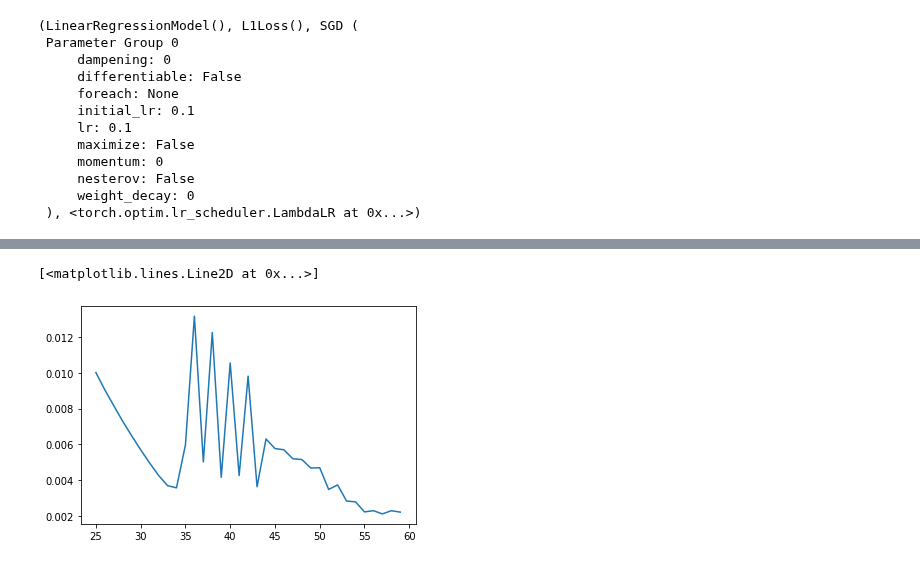
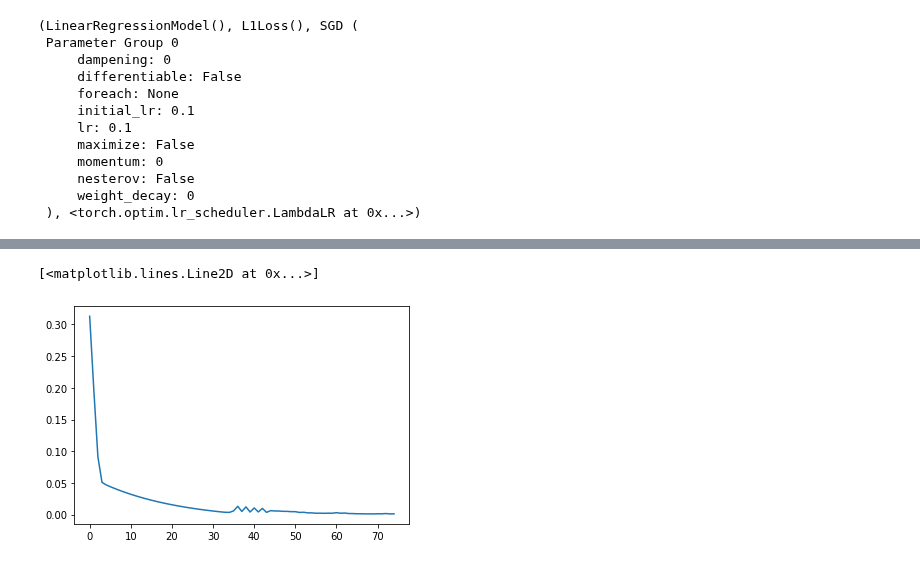
Before and after one commit to Molten-Ice/Deep-Learning, a Jupyter notebook: 01_pytorch_workflow.ipynb, the cells around one changed output, grey strips where cells are left out. Saved outputs shown, nothing was run; the diff lists cells and outputs as text; code cells hidden in the pictures.

Commit message:
Visualizing losses

```diff
--- a/01_pytorch_workflow.ipynb
+++ b/01_pytorch_workflow.ipynb
@@ -152,7 +153,7 @@ list(model_0.parameters())
 #hyperparameters:
 lr = 0.1
 lr_decay = 0.95
-epochs = 400
+epochs = 75
 
 torch.manual_seed(42)
 model_0 = LinearRegressionModel()
@@ -176,13 +177,14 @@ model_0, loss_fn, optimizer, scheduler
      weight_decay: 0
  ), <torch.optim.lr_scheduler.LambdaLR at 0x...>)
 # %%
-
 with torch.inference_mode():
   y_preds = model_0(X_test)
 plot_predictions(predictions=y_preds)
 
+test_loss_values = []
 losses = []
 lrs = []
+
 for epoch in range(epochs):
   model_0.train()
 
@@ -204,6 +206,15 @@ for epoch in range(epochs):
   scheduler.step()
 
   model_0.eval() # turns off gradient tracking
+  #turns off different settings not needed for evaluation/testing (dropout/batch norm layers)
+
+  with torch.inference_mode():
+    test_pred = model_0(X_test)
+    test_loss = loss_fn(test_pred, y_test)
+  test_loss_values.append(test_loss)
+
+  if epoch % 5 == 0:
+    print(f'Epoch: {epoch} | Loss: {np.round(loss.detach().numpy(), 4)} | Test loss: {torch.round(test_loss, decimals = 4)}')
 
 with torch.inference_mode():
   y_preds = model_0(X_test)
@@ -214,5 +255,5 @@ plot_predictions(predictions=y_preds)
 # %%
-plt.plot([i for i in range(len(losses))][25:60], [x.detach() for x in losses][25:60])
+plt.plot([i for i in range(len(losses))], [x.detach() for x in losses])
 # %% [output]
 [<matplotlib.lines.Line2D at 0x...>]
-[figure, old version]
+[figure, new version]
```
Also changed, not shown: parts of 6 cells of this notebook.
